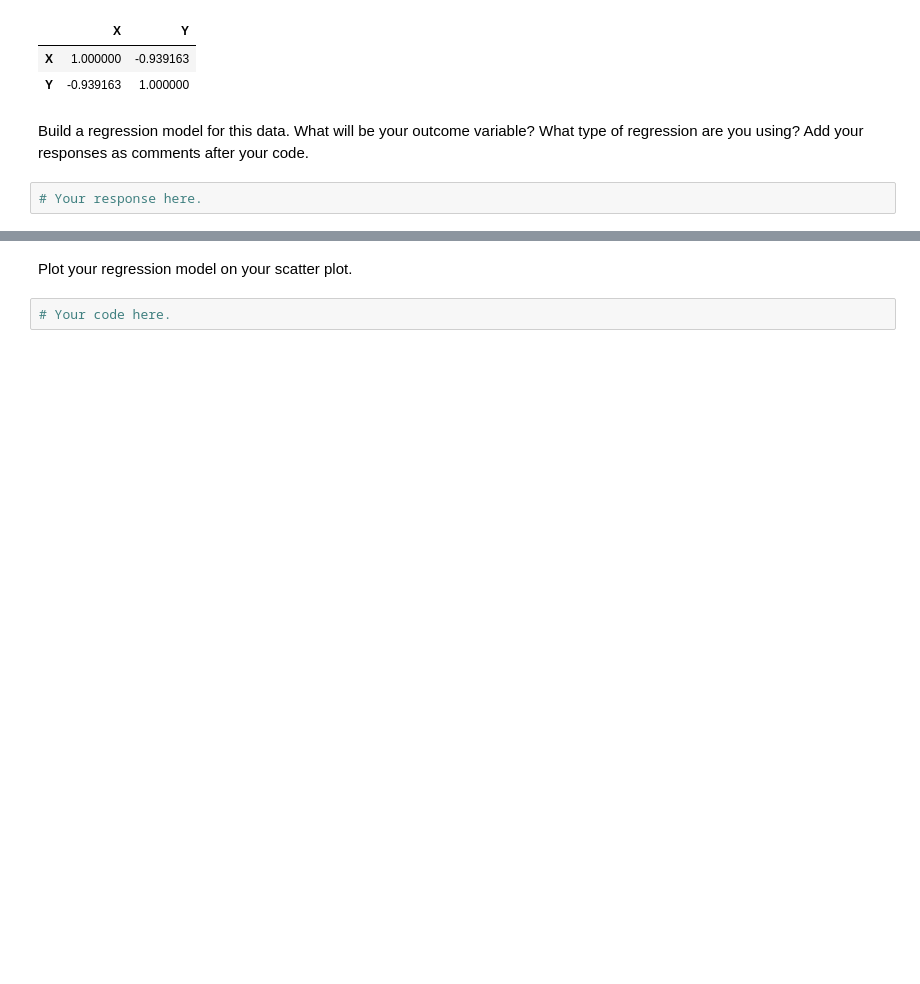
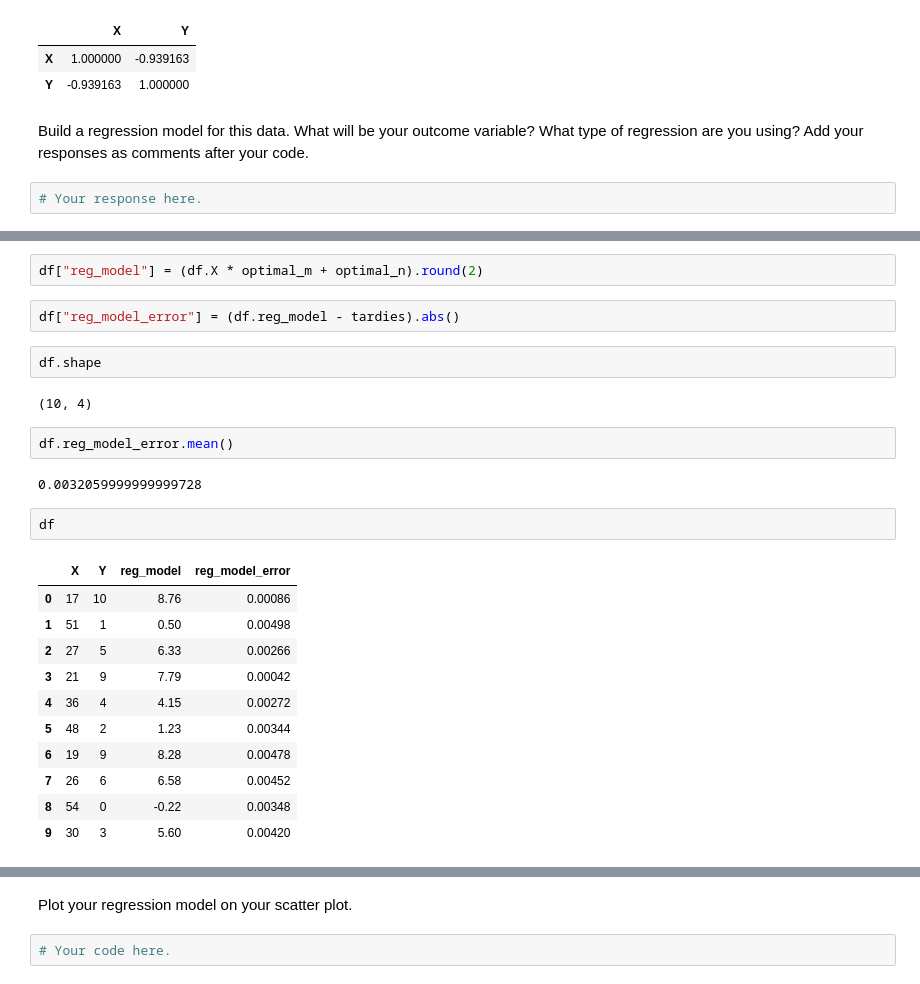
Before and after one commit to Ironhack-Data-Madrid-Enero-2021/lab-regression-analysis, a Jupyter notebook: your-code.ipynb, the cells around one changed output, grey strips where cells are left out. Drawn from its saved outputs; the diff is of its cells as text; blank space fills up the shorter version.

```diff
--- a/your-code.ipynb
+++ b/your-code.ipynb
@@ -117,0 +131,26 @@ Build a regression model for this data. What will be your outcome variable? What
+# %%
+df["reg_model"] = (df.X * optimal_m + optimal_n).round(2)
+# %%
+df["reg_model_error"] = (df.reg_model - tardies).abs()
+# %%
+df.shape
+# %% [output]
+(10, 4)
+# %%
+df.reg_model_error.mean()
+# %% [output]
+0.0032059999999999728
+# %%
+df
+# %% [output]
+|  | X | Y | reg_model | reg_model_error |
+| 0 | 17 | 10 | 8.76 | 0.00086 |
+| 1 | 51 | 1 | 0.50 | 0.00498 |
+| 2 | 27 | 5 | 6.33 | 0.00266 |
+| 3 | 21 | 9 | 7.79 | 0.00042 |
+| 4 | 36 | 4 | 4.15 | 0.00272 |
+| 5 | 48 | 2 | 1.23 | 0.00344 |
+| 6 | 19 | 9 | 8.28 | 0.00478 |
+| 7 | 26 | 6 | 6.58 | 0.00452 |
+| 8 | 54 | 0 | -0.22 | 0.00348 |
+| 9 | 30 | 3 | 5.60 | 0.00420 |
```
Also changed, not shown: parts of 15 cells of this notebook.
